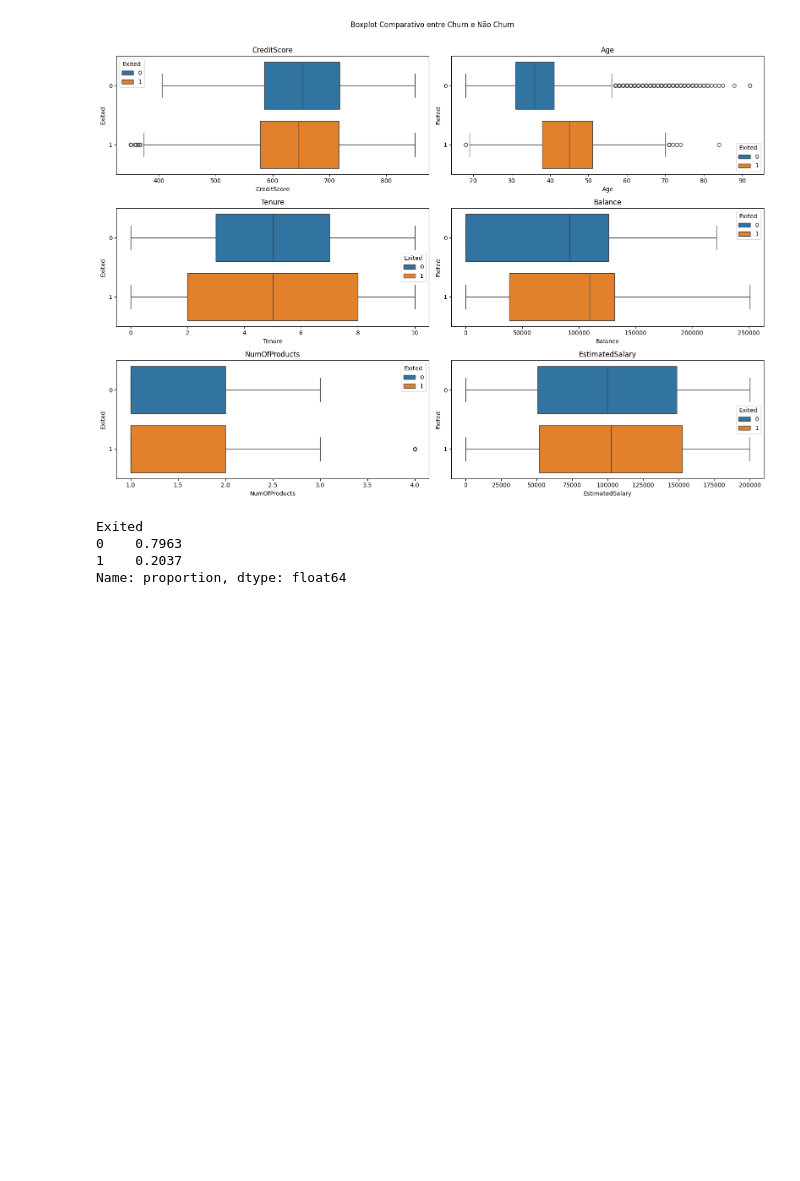
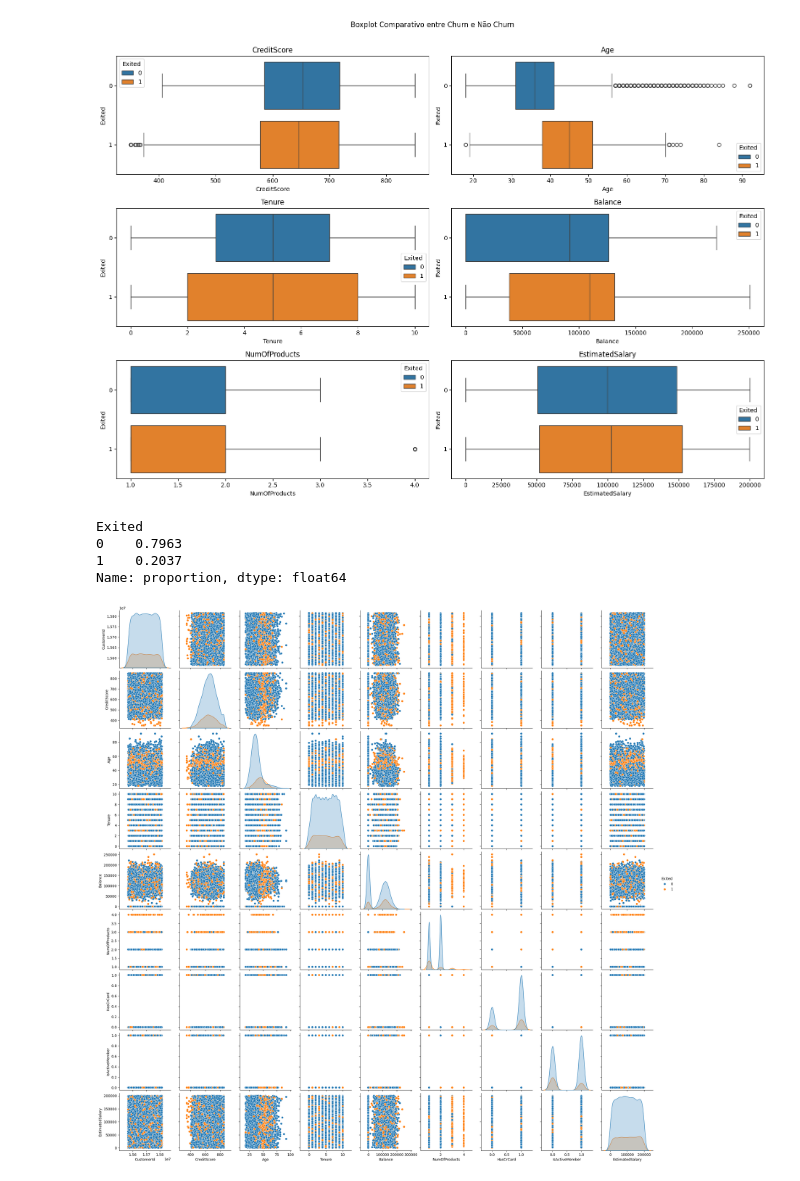
Before and after one commit to PedroMeerholz/churn-ml, a Jupyter notebook: notebooks/analysis.ipynb, the cells around one changed output. Drawn from its saved outputs; the diff is of its cells as text; code cells hidden in the pictures; blank space fills up the shorter version.

Commit message:
feat: Adição do gráfico pairplot na análise de dados

```diff
--- a/notebooks/analysis.ipynb
+++ b/notebooks/analysis.ipynb
@@ -315,3 +317,9 @@ Exited
 0    0.7963
 1    0.2037
 Name: proportion, dtype: float64
+# %%
+# Pergunta 3: Existe alguma relação linear entre as features?
+sns.pairplot(df, hue='Exited')
+plt.show()
+# %% [output]
+[figure, added]
```
Also changed, not shown: parts of 2 cells of this notebook, 2 other files.
